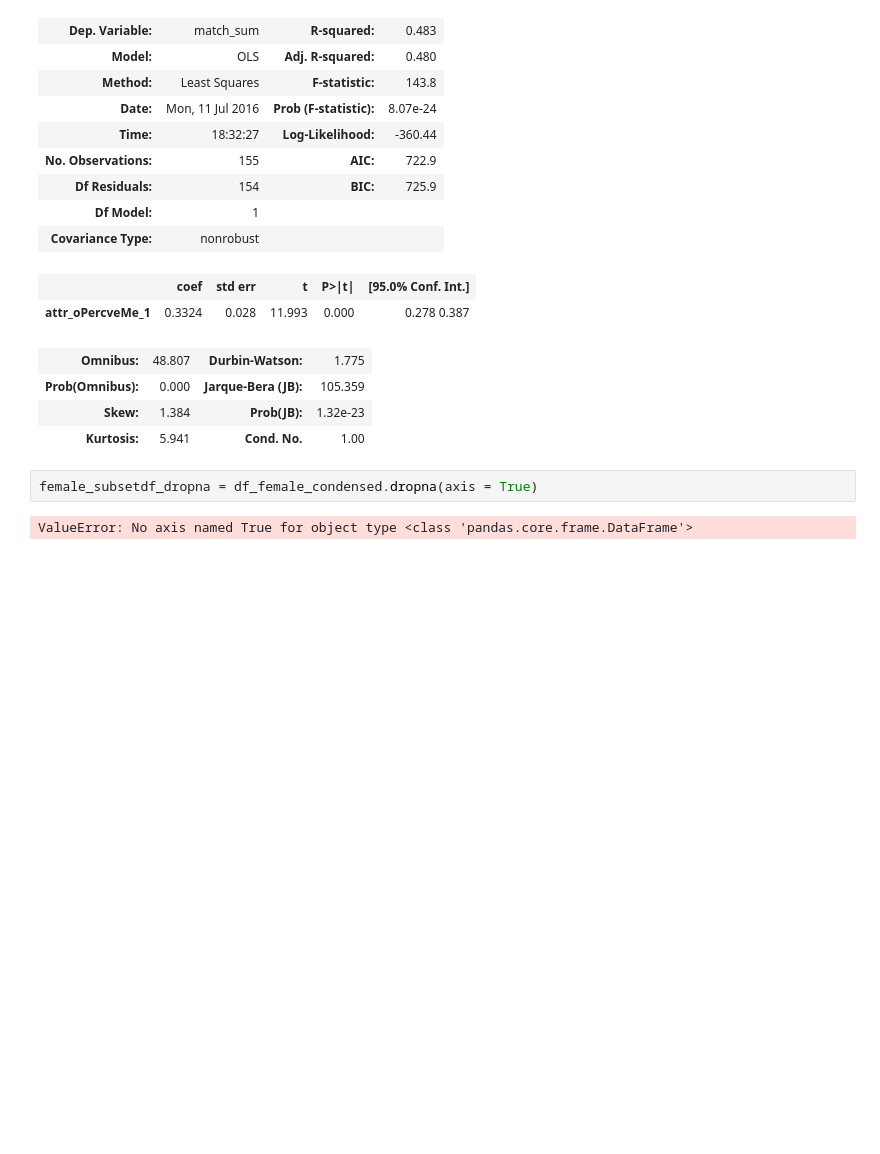
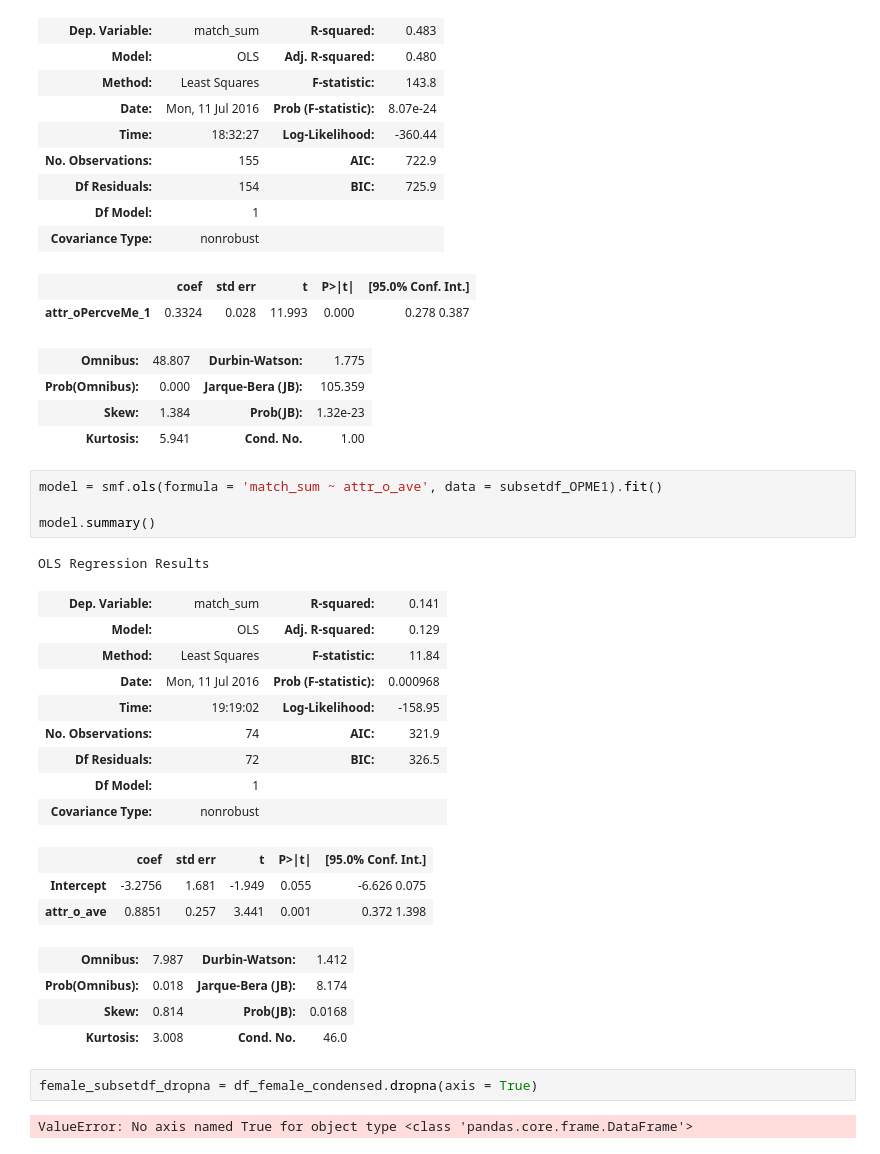
Before and after one commit to MirandaRemmer/DS-SF-23-work, a Jupyter notebook: final-project - MR/4/SpeedDatingDataset_FinalProject_REMMER_draft3.ipynb, the cells around one changed output. Saved outputs shown, nothing was run; the diff lists cells and outputs as text; blank space fills up the shorter version.

```diff
--- a/final-project - MR/4/SpeedDatingDataset_FinalProject_REMMER_draft3.ipynb
+++ b/final-project - MR/4/SpeedDatingDataset_FinalProject_REMMER_draft3.ipynb
@@ -2122,6 +2157,28 @@ OLS Regression Results
 | Prob(Omnibus): | 0.000 | Jarque-Bera (JB): | 105.359 |
 | Skew: | 1.384 | Prob(JB): | 1.32e-23 |
 | Kurtosis: | 5.941 | Cond. No. | 1.00 |
+# %%
+model = smf.ols(formula = 'match_sum ~ attr_o_ave', data = subsetdf_OPME1).fit()
+
+model.summary()
+# %% [output]
+OLS Regression Results
+| Dep. Variable: | match_sum | R-squared: | 0.141 |
+| Model: | OLS | Adj. R-squared: | 0.129 |
+| Method: | Least Squares | F-statistic: | 11.84 |
+| Date: | Mon, 11 Jul 2016 | Prob (F-statistic): | 0.000968 |
+| Time: | 19:19:02 | Log-Likelihood: | -158.95 |
+| No. Observations: | 74 | AIC: | 321.9 |
+| Df Residuals: | 72 | BIC: | 326.5 |
+| Df Model: | 1 |  |  |
+| Covariance Type: | nonrobust |  |  |
+|  | coef | std err | t | P>|t| | [95.0% Conf. Int.] |
+| Intercept | -3.2756 | 1.681 | -1.949 | 0.055 | -6.626 0.075 |
+| attr_o_ave | 0.8851 | 0.257 | 3.441 | 0.001 | 0.372 1.398 |
+| Omnibus: | 7.987 | Durbin-Watson: | 1.412 |
+| Prob(Omnibus): | 0.018 | Jarque-Bera (JB): | 8.174 |
+| Skew: | 0.814 | Prob(JB): | 0.0168 |
+| Kurtosis: | 3.008 | Cond. No. | 46.0 |
 # %%
 female_subsetdf_dropna = df_female_condensed.dropna(axis = True)
 # %% [output]
```
Also changed, not shown: parts of 5 cells of this notebook, 1 other file.
